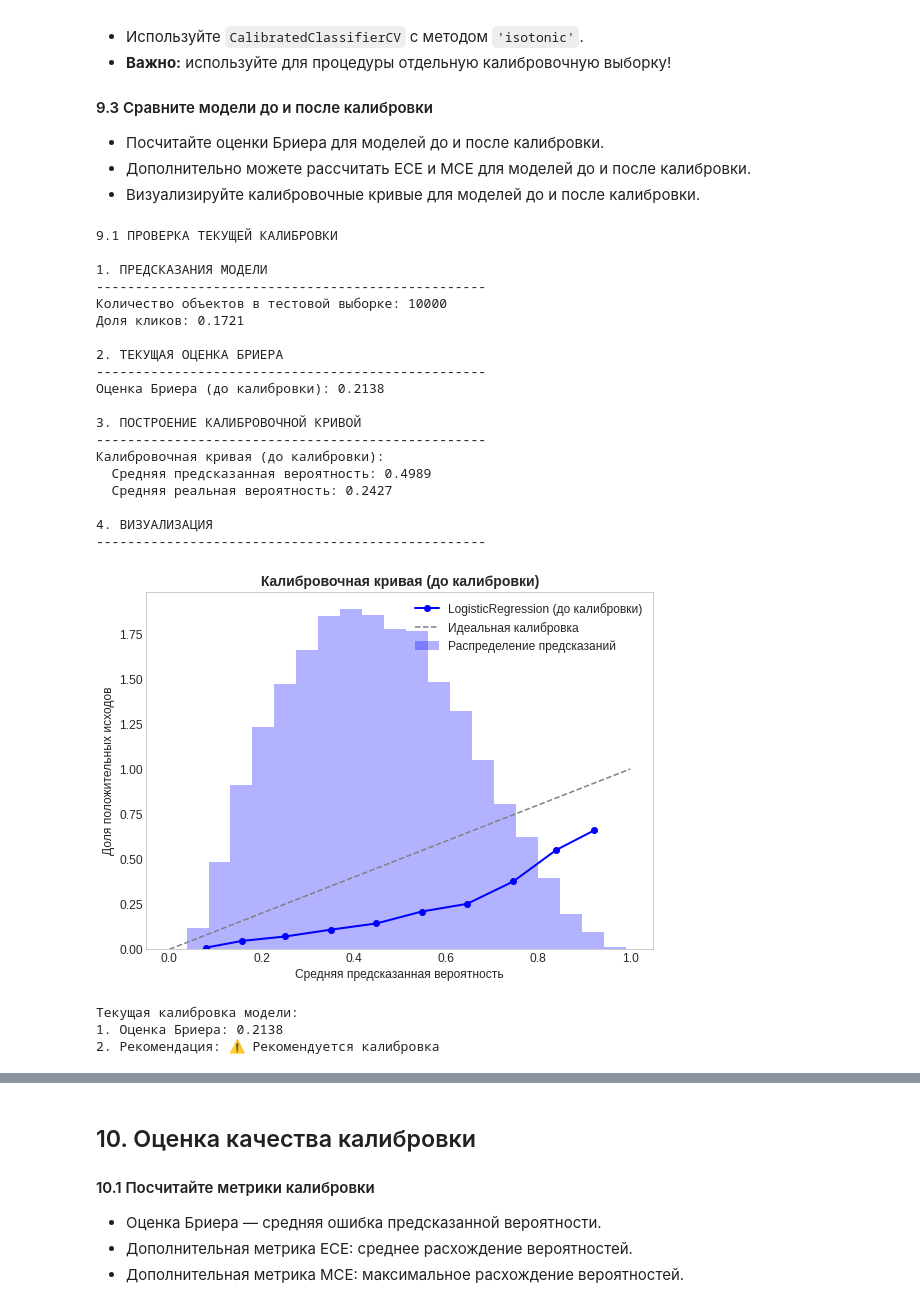
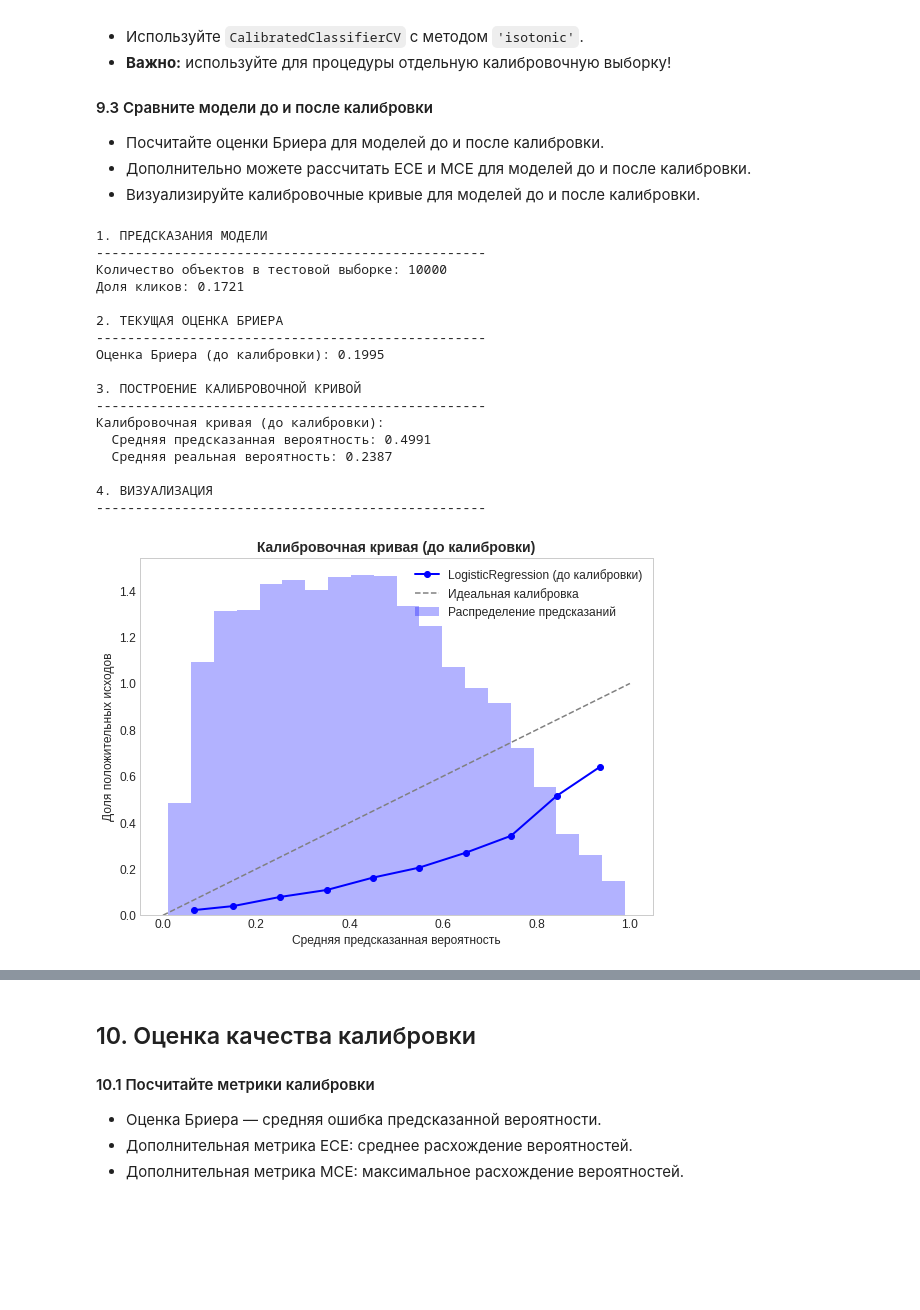
Before and after one commit to MllII/advandex-ctr-prediction, a Jupyter notebook: advandex_ctr_pipeline.ipynb, the cells around one changed output, grey strips where cells are left out. Saved outputs shown, nothing was run; the diff lists cells and outputs as text; code cells hidden in the pictures; blank space fills up the shorter version.

```diff
--- a/advandex_ctr_pipeline.ipynb
+++ b/advandex_ctr_pipeline.ipynb
@@ -1479,0 +1721,15 @@ Pipeline(steps=[('preprocessor',
+# %%
+# ---- 4. Обновление списков признаков ----
+print("\n4. ОБНОВЛЕНИЕ СПИСКОВ ПРИЗНАКОВ")
+print("-" * 50)
+
+# После Target Encoding оригинальные столбцы удалены, добавлены *_target
+# Определяем актуальные категориальные признаки (остались только low_cardinality)
+categorical_cols_remaining = low_cardinality_cols
+
+# Определяем числовые признаки (включая *_target)
+numeric_cols_updated = [col for col in X_train_encoded.select_dtypes(include=['int64', 'float64']).columns.tolist()
+                        if col != 'click']
+
+print(f"Числовые признаки после кодирования: {len(numeric_cols_updated)}")
+print(f"Категориальные признаки (One-Hot): {len(categorical_cols_remaining)}")
@@ -2579,27 +2928,26 @@ print(f"""
 print("\n3. СОЗДАНИЕ СЕТОК ДЛЯ GRIDSEARCH")
 print("-" * 50)
 
-# Сетка для LogisticRegression (упрощённая для скорости)
+# Сетка для LogisticRegression
 logreg_param_grid = {
-    'C': [0.01, 0.1, 1.0, 10.0],
-    'solver': ['lbfgs', 'liblinear'],
-    'penalty': ['l2']
+    'classifier__C': [0.01, 0.1, 1.0, 10.0],
+    'classifier__solver': ['lbfgs', 'liblinear'],
+    'classifier__penalty': ['l2']
 }
 
-# Сетка для SVC (упрощённая для скорости)
+# Сетка для SVC (ТОЛЬКО ЛИНЕЙНОЕ ЯДРО)
 svc_param_grid = {
-    'C': [0.01, 0.1, 1.0, 10.0],
-    'kernel': ['linear', 'rbf'],
-    'gamma': ['scale', 'auto'] if 'rbf' in ['linear', 'rbf'] else ['scale']
+    'classifier__C': [0.01, 0.1, 1.0, 10.0],
+    'classifier__kernel': ['linear']  #  ТОЛЬКО линейное ядро
 }
 
 print("Сетка для LogisticRegression:")
 print(f"  {logreg_param_grid}")
-print(f"  Всего комбинаций: {len(logreg_param_grid['C']) * len(logreg_param_grid['solver'])}")
+print(f"  Всего комбинаций: {len(logreg_param_grid['classifier__C']) * len(logreg_param_grid['classifier__solver'])}")
 
-print("\nСетка для SVC:")
+print("\nСетка для SVC (только linear):")
 print(f"  {svc_param_grid}")
-print(f"  Всего комбинаций: {len(svc_param_grid['C']) * len(svc_param_grid['kernel']) * len(svc_param_grid['gamma'])}")
+print(f"  Всего комбинаций: {len(svc_param_grid['classifier__C'])}")
 # %% [output]
 3. СОЗДАНИЕ СЕТОК ДЛЯ GRIDSEARCH
 --------------------------------------------------
@@ -3488,12 +3747,11 @@ print(f"""
 # 9.1 Проверка текущей калибровки
 # =============================================================================
 
-print("9.1 ПРОВЕРКА ТЕКУЩЕЙ КАЛИБРОВКИ")
-
 # ---- 1. Получение предсказаний ----
 print("\n1. ПРЕДСКАЗАНИЯ МОДЕЛИ")
 print("-" * 50)
 
+# Используем предсказания финальной модели на тестовой выборке
 y_proba = y_test_proba_final
 y_true = y_test.values
 
@@ -3522,45 +3780,34 @@ print("\n4. ВИЗУАЛИЗАЦИЯ")
 print("-" * 50)
 
 plt.figure(figsize=(8, 6))
 plt.plot(prob_pred, prob_true, marker='o', linewidth=2,
          label='LogisticRegression (до калибровки)', color='blue')
 plt.plot([0, 1], [0, 1], linestyle='--', color='gray', label='Идеальная калибровка')
 plt.hist(y_proba, bins=20, alpha=0.3, density=True, color='blue',
          label='Распределение предсказаний')
 plt.xlabel('Средняя предсказанная вероятность')
 plt.ylabel('Доля положительных исходов')
 plt.title('Калибровочная кривая (до калибровки)', fontsize=14, fontweight='bold')
 plt.legend(loc='best')
 plt.grid(alpha=0.3)
 plt.tight_layout()
 plt.show()
-
-print(f"""
-Текущая калибровка модели:
-1. Оценка Бриера: {brier_current:.4f}
-2. Рекомендация: {'✅ Калибровка не требуется' if brier_current < 0.2 else '⚠️ Рекомендуется калибровка'}
-""")
 # %% [output]
-9.1 ПРОВЕРКА ТЕКУЩЕЙ КАЛИБРОВКИ
-
 1. ПРЕДСКАЗАНИЯ МОДЕЛИ
 --------------------------------------------------
 Количество объектов в тестовой выборке: 10000
 Доля кликов: 0.1721
 
 2. ТЕКУЩАЯ ОЦЕНКА БРИЕРА
 --------------------------------------------------
-Оценка Бриера (до калибровки): 0.2138
+Оценка Бриера (до калибровки): 0.1995
 
 3. ПОСТРОЕНИЕ КАЛИБРОВОЧНОЙ КРИВОЙ
 --------------------------------------------------
 Калибровочная кривая (до калибровки):
-  Средняя предсказанная вероятность: 0.4989
-  Средняя реальная вероятность: 0.2427
+  Средняя предсказанная вероятность: 0.4991
+  Средняя реальная вероятность: 0.2387
 
 4. ВИЗУАЛИЗАЦИЯ
 --------------------------------------------------
-[figure, old version]
+[figure, new version]
-Текущая калибровка модели:
-1. Оценка Бриера: 0.2138
-2. Рекомендация: ⚠️ Рекомендуется калибровка
```
Also changed, not shown: parts of 147 cells of this notebook.
